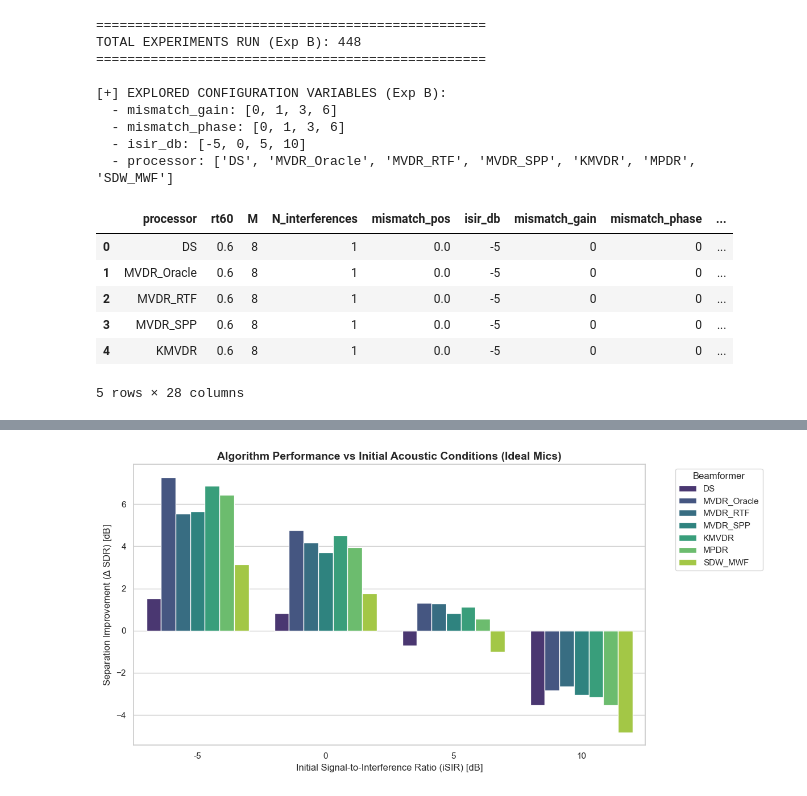
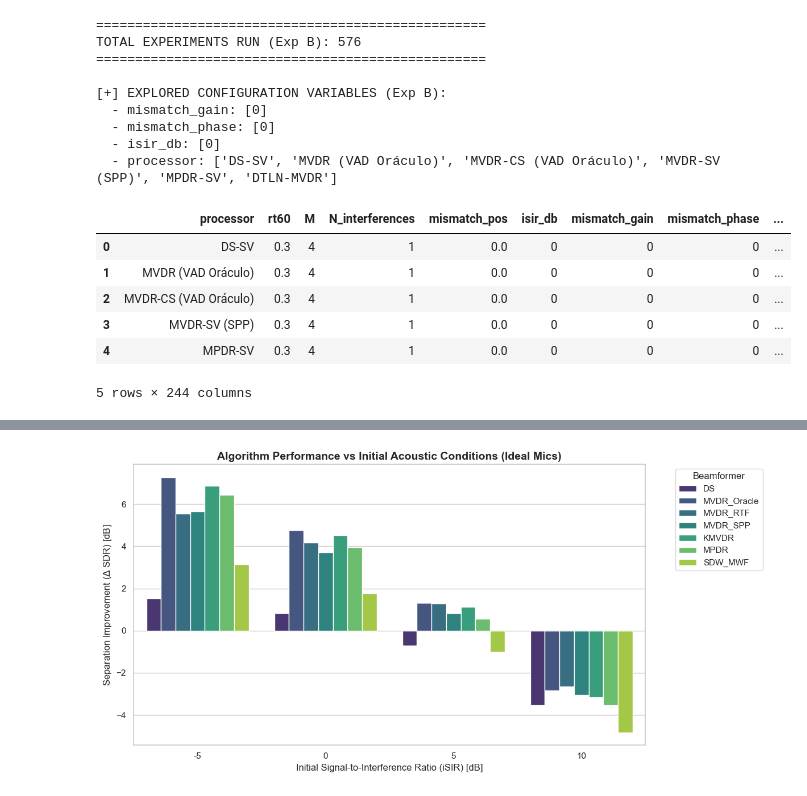
Before and after one commit to MatiasVereert/Vision-Aided-Beamformer, a Jupyter notebook: src/evaluation/data_analysis/comparision A.ipynb, the cells around one changed output, grey strips where cells are left out. Saved outputs shown, nothing was run; the diff lists cells and outputs as text; code cells hidden in the pictures.

Commit message:
new mird benchmark

```diff
--- a/src/evaluation/data_analysis/comparision A.ipynb
+++ b/src/evaluation/data_analysis/comparision A.ipynb
@@ -5,45 +5,45 @@ import matplotlib.pyplot as plt
 import seaborn as sns
 
 # Configure plot style for publication/thesis level
 sns.set_theme(style="whitegrid")
 
 # 1. Define the absolute path for Experiment B
-file_path_B = r"C:\Users\Matias\Documents\Tesis\Vision-Aided-Beamformer\tests\dataset_out\Exp_B\benchmark_metrics.parquet"
+file_path_B = r"/home/matias/Documents/Tesis/Vision-Aided-Beamformer/src/evaluation/data_analysis/exp_A.parquet"
 
 # Load the Parquet file into memory
 df_b = pd.read_parquet(file_path_B)
 
 # 2. General Summary
 print("="*50)
 print(f"TOTAL EXPERIMENTS RUN (Exp B): {len(df_b)}")
 print("="*50)
 
 # 3. Inspect Grid Variables (Verify all parameters)
 print("\n[+] EXPLORED CONFIGURATION VARIABLES (Exp B):")
 config_cols = ['mismatch_gain', 'mismatch_phase', 'isir_db', 'processor']
 for col in config_cols:
     if col in df_b.columns:
         print(f"  - {col}: {df_b[col].unique().tolist()}")
 
 # 4. Data Preview
 display(df_b.head())
 # %% [output]
 ==================================================
-TOTAL EXPERIMENTS RUN (Exp B): 448
+TOTAL EXPERIMENTS RUN (Exp B): 576
 ==================================================
 
 [+] EXPLORED CONFIGURATION VARIABLES (Exp B):
-  - mismatch_gain: [0, 1, 3, 6]
-  - mismatch_phase: [0, 1, 3, 6]
-  - isir_db: [-5, 0, 5, 10]
-  - processor: ['DS', 'MVDR_Oracle', 'MVDR_RTF', 'MVDR_SPP', 'KMVDR', 'MPDR', 'SDW_MWF']
+  - mismatch_gain: [0]
+  - mismatch_phase: [0]
+  - isir_db: [0]
+  - processor: ['DS-SV', 'MVDR (VAD Oráculo)', 'MVDR-CS (VAD Oráculo)', 'MVDR-SV (SPP)', 'MPDR-SV', 'DTLN-MVDR']
 |  | processor | rt60 | M | N_interferences | mismatch_pos | isir_db | mismatch_gain | mismatch_phase | ... |
-| 0 | DS | 0.6 | 8 | 1 | 0.0 | -5 | 0 | 0 | ... |
-| 1 | MVDR_Oracle | 0.6 | 8 | 1 | 0.0 | -5 | 0 | 0 | ... |
-| 2 | MVDR_RTF | 0.6 | 8 | 1 | 0.0 | -5 | 0 | 0 | ... |
-| 3 | MVDR_SPP | 0.6 | 8 | 1 | 0.0 | -5 | 0 | 0 | ... |
-| 4 | KMVDR | 0.6 | 8 | 1 | 0.0 | -5 | 0 | 0 | ... |
+| 0 | DS-SV | 0.3 | 4 | 1 | 0.0 | 0 | 0 | 0 | ... |
+| 1 | MVDR (VAD Oráculo) | 0.3 | 4 | 1 | 0.0 | 0 | 0 | 0 | ... |
+| 2 | MVDR-CS (VAD Oráculo) | 0.3 | 4 | 1 | 0.0 | 0 | 0 | 0 | ... |
+| 3 | MVDR-SV (SPP) | 0.3 | 4 | 1 | 0.0 | 0 | 0 | 0 | ... |
+| 4 | MPDR-SV | 0.3 | 4 | 1 | 0.0 | 0 | 0 | 0 | ... |
-5 rows × 28 columns
+5 rows × 244 columns
 # %%
 # Create a figure for the Gain Mismatch analysis
 plt.figure(figsize=(10, 6))
```
Also changed, not shown: parts of 1 cell of this notebook, 25 other files.
